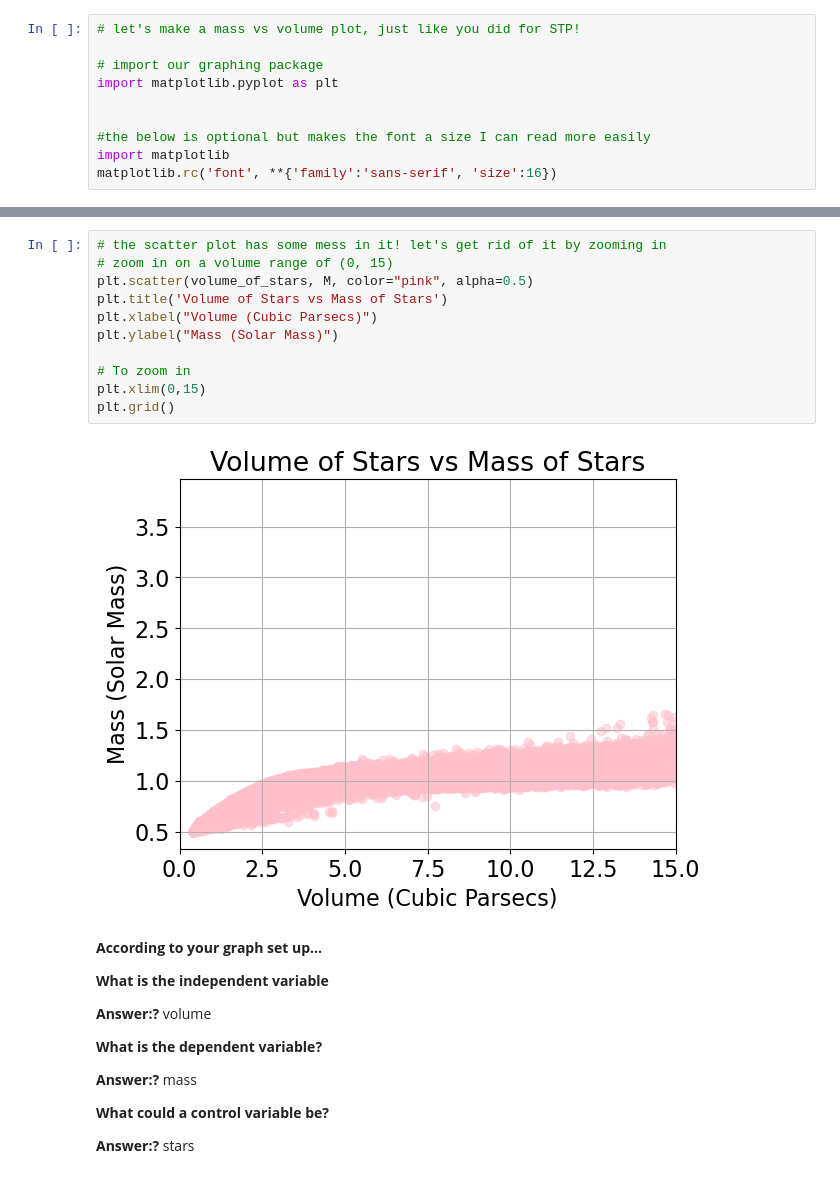
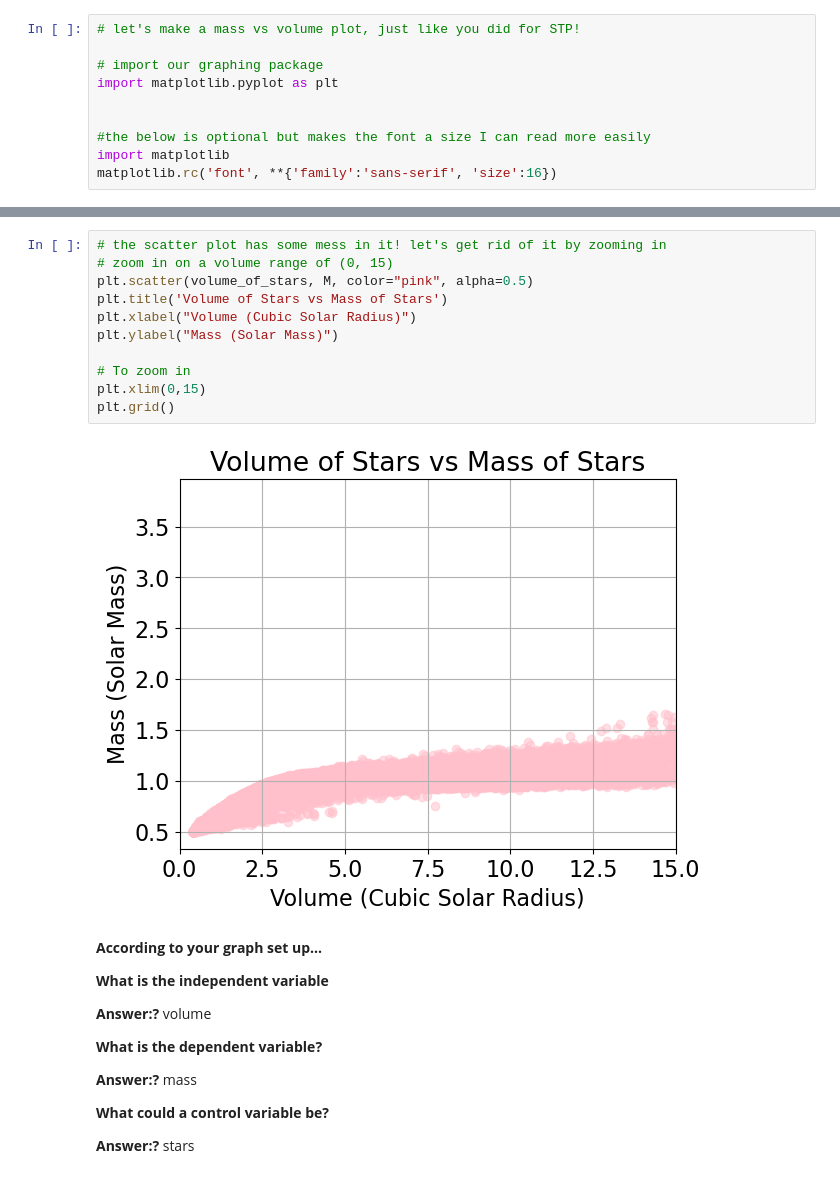
Before and after one commit to gflorencia13/CFR-2025, a Jupyter notebook: Astro/Blank/1 - Stars Pt2 .ipynb, the cells around one changed output, grey strips where cells are left out. Cells and saved outputs as stored; diff of their text form.

```diff
--- a/Astro/Blank/1 - Stars Pt2 .ipynb
+++ b/Astro/Blank/1 - Stars Pt2 .ipynb
@@ -105,16 +105,16 @@ plt.grid()
 # %%
 # the scatter plot has some mess in it! let's get rid of it by zooming in
 # zoom in on a volume range of (0, 15)
 plt.scatter(volume_of_stars, M, color="pink", alpha=0.5)
 plt.title('Volume of Stars vs Mass of Stars')
-plt.xlabel("Volume (Cubic Parsecs)")
+plt.xlabel("Volume (Cubic Solar Radius)")
 plt.ylabel("Mass (Solar Mass)")
 
 # To zoom in
 plt.xlim(0,15)
 plt.grid()
 # %% [output]
-[figure, old version]
+[figure, new version]
 # %% [markdown]
 **According to your graph set up...**
 
```
Also changed, not shown: parts of 4 cells of this notebook, 1 other file.
